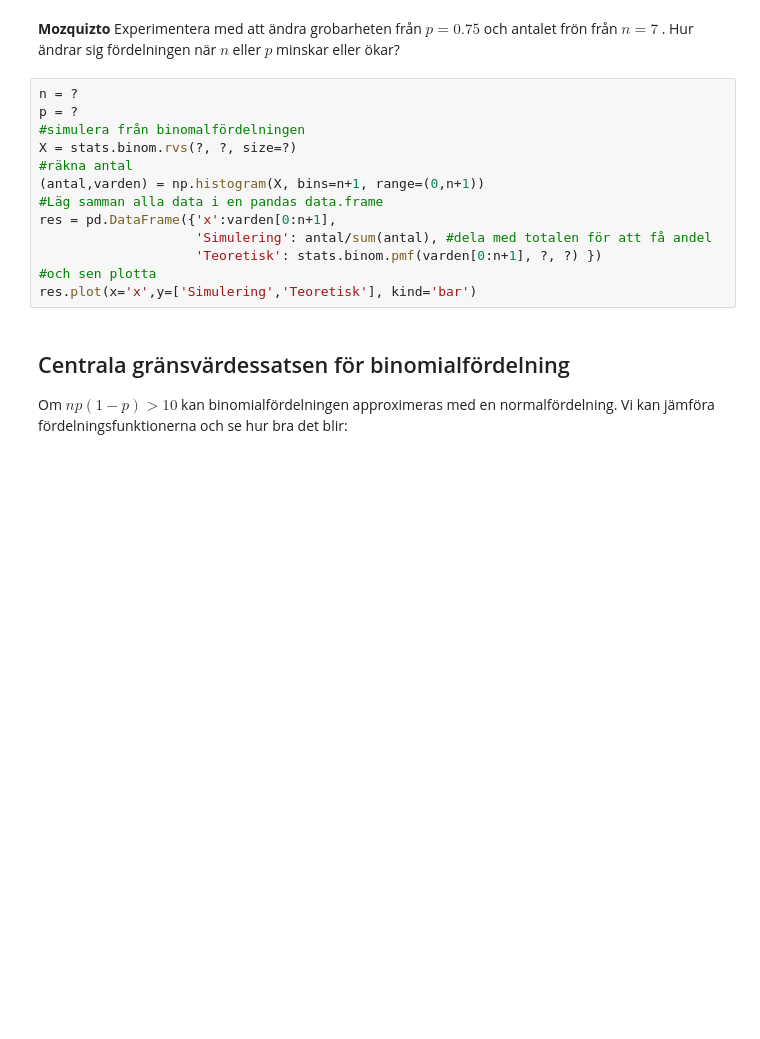
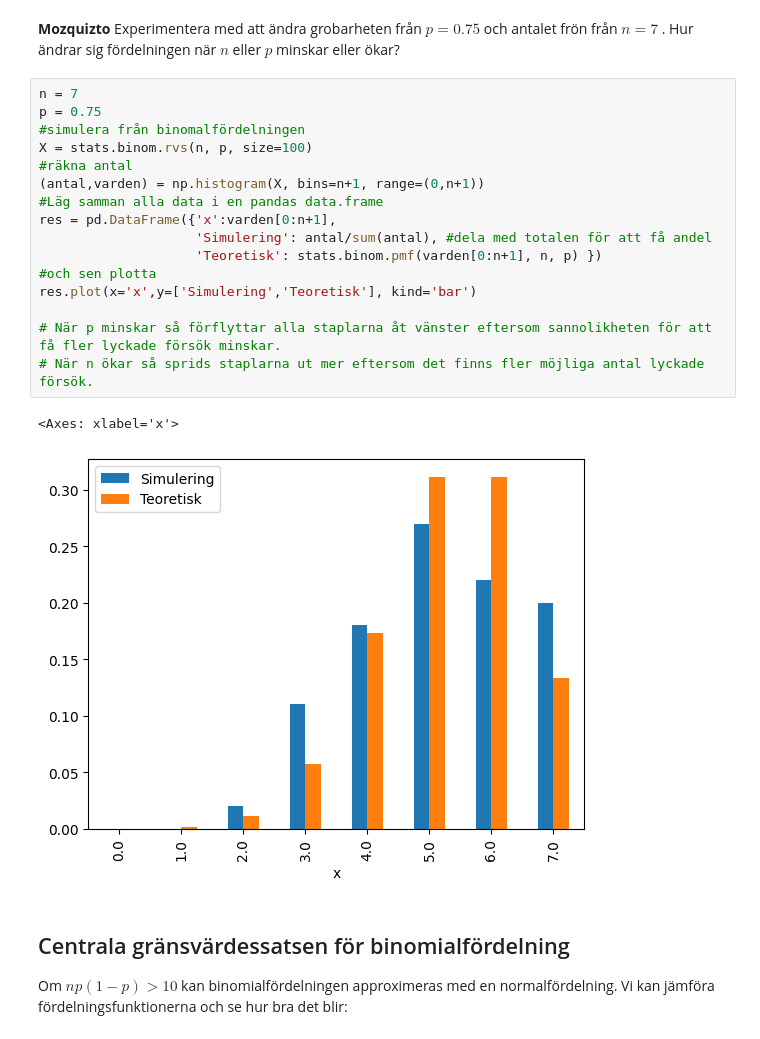
Before and after one commit to GITGUOD/FMSF20-Matematisk-statistik-allm-nkurs, a Jupyter notebook: Lab2/fmsf20_lab2_HT24.ipynb, the cells around one changed output. Drawn from its saved outputs; the diff is of its cells as text; blank space fills up the shorter version.

```diff
--- a/Lab2/fmsf20_lab2_HT24.ipynb
+++ b/Lab2/fmsf20_lab2_HT24.ipynb
@@ -141,18 +189,24 @@ stats.binom.cdf(?,?,?)
 **Mozquizto** Experimentera med att ändra grobarheten från $p = 0.75$ och antalet frön från $n =
  7$. Hur ändrar sig fördelningen när $n$ eller $p$ minskar eller ökar?
 # %%
-n = ?
-p = ?
+n = 7
+p = 0.75
 #simulera från binomalfördelningen
-X = stats.binom.rvs(?, ?, size=?)
+X = stats.binom.rvs(n, p, size=100)
 #räkna antal
 (antal,varden) = np.histogram(X, bins=n+1, range=(0,n+1))
 #Läg samman alla data i en pandas data.frame
 res = pd.DataFrame({'x':varden[0:n+1],
                     'Simulering': antal/sum(antal), #dela med totalen för att få andel
-                    'Teoretisk': stats.binom.pmf(varden[0:n+1], ?, ?) })
+                    'Teoretisk': stats.binom.pmf(varden[0:n+1], n, p) })
 #och sen plotta
 res.plot(x='x',y=['Simulering','Teoretisk'], kind='bar')
+
+# När p minskar så förflyttar alla staplarna åt vänster eftersom sannolikheten för att få fler lyckade försök minskar.
+# När n ökar så sprids staplarna ut mer eftersom det finns fler möjliga antal lyckade försök.
+# %% [output]
+<Axes: xlabel='x'>
+[figure, added]
 # %% [markdown]
 ## Centrala gränsvärdessatsen för binomialfördelning
 Om $np(1-p) > 10$ kan binomialfördelningen approximeras med en normalfördelning. Vi kan jämföra fördelningsfunktionerna och se hur bra det blir:
```
Also changed, not shown: parts of 24 cells of this notebook, 3 other files.
